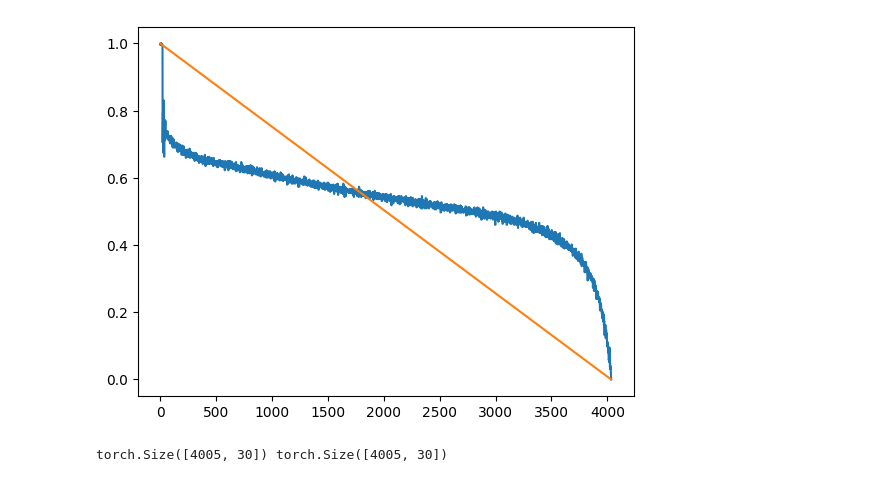
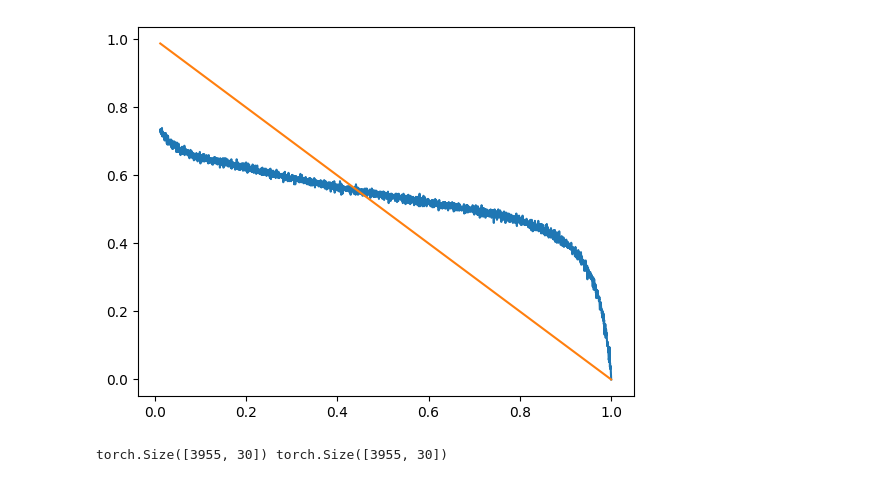
Before and after one commit to martin3698753/cflie, a Jupyter notebook: mlptorch.ipynb, the cells around one changed output. Drawn from its saved outputs; the diff is of its cells as text; code cells hidden in the pictures.

```diff
--- a/mlptorch.ipynb
+++ b/mlptorch.ipynb
@@ -3,10 +3,11 @@
 seq_length = 30 #window
 batch_size = 16
 input_size = seq_length  # Input size is the sequence length
-hidden_size = 10  # Number of neurons in the hidden layers
+hidden_size = 15  # Number of neurons in the hidden layers
 output_size = seq_length  # Output size is the sequence length
 learning_rate = 0.00001
-num_epochs = 200
+num_epochs = 100
+cutoff = 50
 # %%
 import torch
 import torch.nn as nn
@@ -31,29 +32,33 @@ def denormalize(normalized_train, params):
 # %%
 """
 def load_data(path_dir):
     t = mt.time(path_dir)
     tleft = 1 - t / max(t)
     motor = mt.readcsv(path_dir+'motor.csv')
     motor = (motor/65535)*100
     thr = mt.thrust(path_dir)
     av = mt.ang_vel(path_dir)
     #me = thr*0.05*av*0.1
     me = ((thr[1]/4)*av[1] + (thr[2]/4)*av[2] + (thr[3]/4)*av[3] + (thr[4]/4)*av[4])*0.047*0.1*0.05
     return me, tleft, t
 """
 #"""
 def load_data(path_dir):
     t, signal = mt.battery(path_dir)
     tleft = 1 - t / max(t)
     return signal, tleft, t
 #"""
 
 train_data = load_data('data/5-2-25/')
 test_data = load_data('data/4-2-25/')
 train_data, train_param = normalize(train_data)
 test_data, test_param = normalize(test_data)
+train_data = train_data[:, cutoff:]
+plt.plot(train_data[2], train_data[0])
+plt.plot(train_data[2], train_data[1])
+plt.show()
 # %% [output]
-[figure, old version]
+[figure, new version]
 # %%
 def prepare_data(data, seq_length):
     input_data = data[0]
@@ -78,7 +83,7 @@ dataset = TensorDataset(X_train, y_train)
 dataloader = DataLoader(dataset, batch_size=batch_size, shuffle=True)
 print(X_train.shape, y_train.shape)
 # %% [output]
-torch.Size([4005, 30]) torch.Size([4005, 30])
+torch.Size([3955, 30]) torch.Size([3955, 30])
 # %%
 #'''
 class MLP(nn.Module):
```
Also changed, not shown: parts of 4 cells of this notebook, 20 other files.
